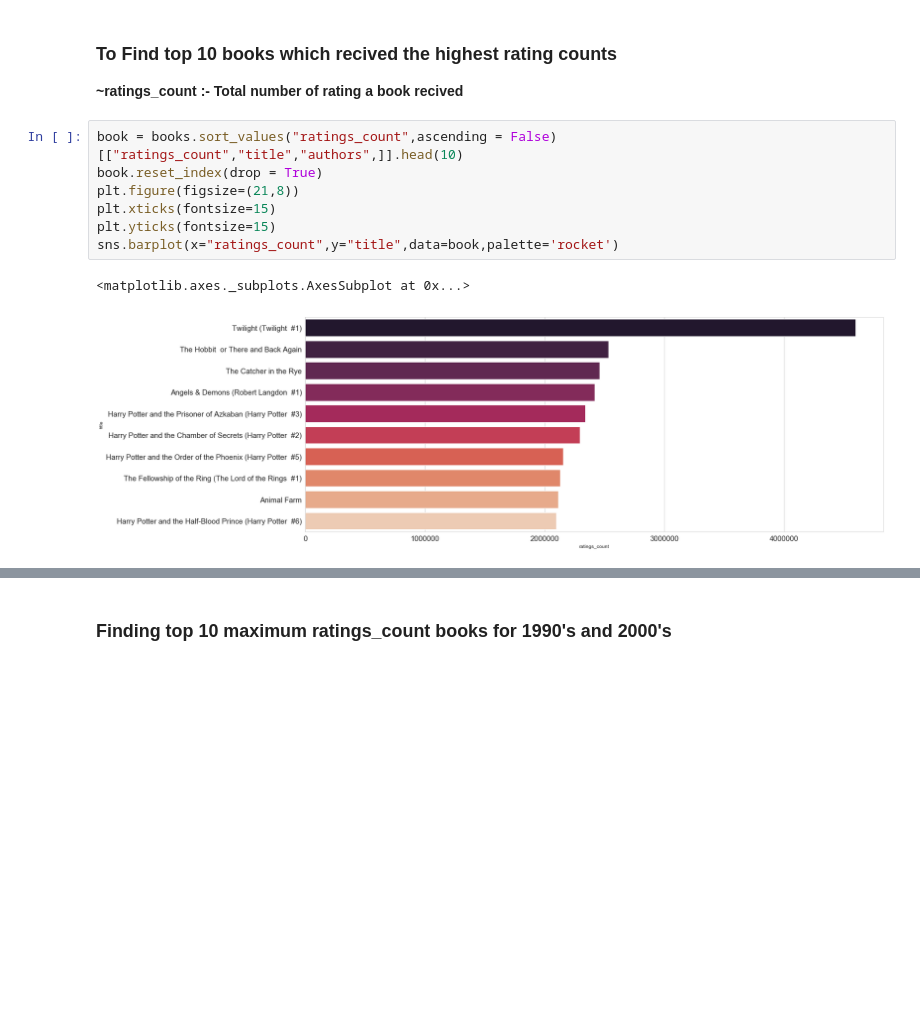
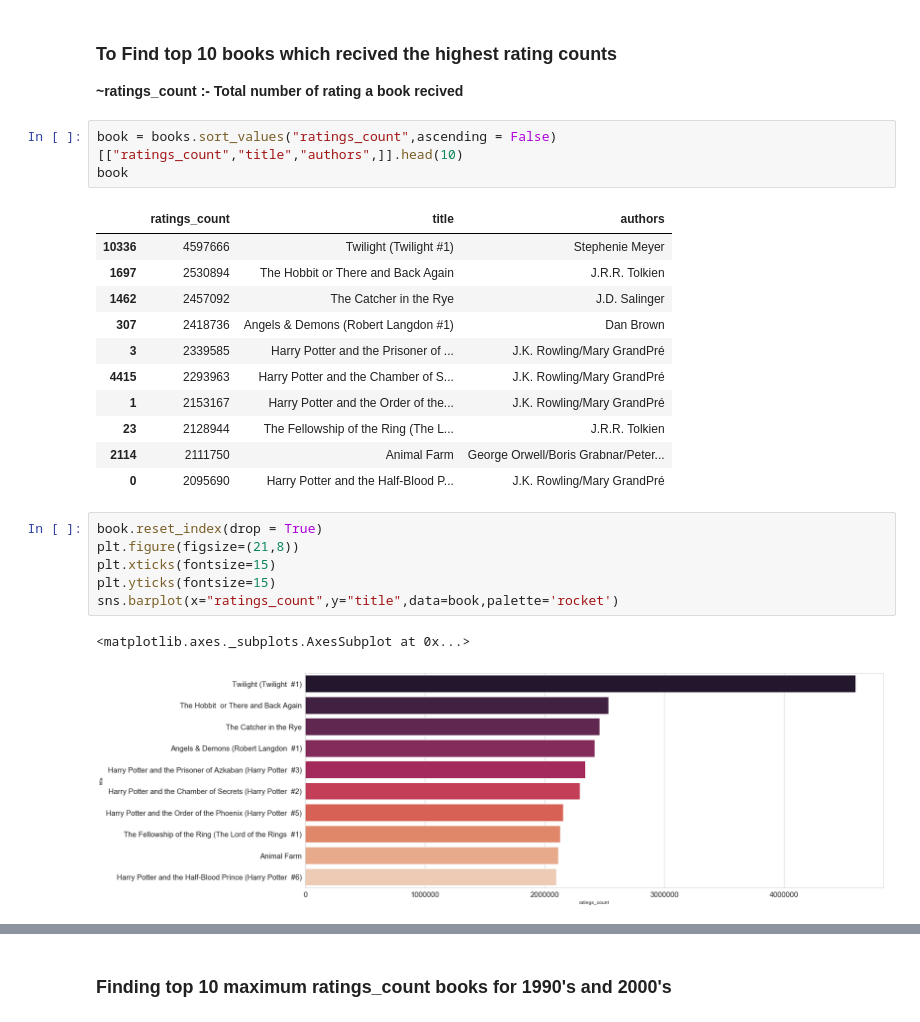
Before and after one commit to ShubhangiDabral13/Goodreads-books, a Jupyter notebook: Goodreads-books Analysis and Visualization .ipynb, the cells around one changed output, grey strips where cells are left out. Saved outputs shown, nothing was run; the diff lists cells and outputs as text; blank space fills up the shorter version.

```diff
--- a/Goodreads-books Analysis and Visualization .ipynb
+++ b/Goodreads-books Analysis and Visualization .ipynb
@@ -398,8 +393,22 @@ books20s.sort_values("average_rating",ascending = False)[["average_rating","titl
 
 
 **~ratings_count :- Total number of rating a book recived**
+# %%
+book = books.sort_values("ratings_count",ascending = False)[["ratings_count","title","authors",]].head(10)
+book
+# %% [output]
+|  | ratings_count | title | authors |
+| 10336 | 4597666 | Twilight (Twilight #1) | Stephenie Meyer |
+| 1697 | 2530894 | The Hobbit or There and Back Again | J.R.R. Tolkien |
+| 1462 | 2457092 | The Catcher in the Rye | J.D. Salinger |
+| 307 | 2418736 | Angels & Demons (Robert Langdon #1) | Dan Brown |
+| 3 | 2339585 | Harry Potter and the Prisoner of ... | J.K. Rowling/Mary GrandPré |
+| 4415 | 2293963 | Harry Potter and the Chamber of S... | J.K. Rowling/Mary GrandPré |
+| 1 | 2153167 | Harry Potter and the Order of the... | J.K. Rowling/Mary GrandPré |
+| 23 | 2128944 | The Fellowship of the Ring (The L... | J.R.R. Tolkien |
+| 2114 | 2111750 | Animal Farm | George Orwell/Boris Grabnar/Peter... |
+| 0 | 2095690 | Harry Potter and the Half-Blood P... | J.K. Rowling/Mary GrandPré |
 # %%
-book = books.sort_values("ratings_count",ascending = False)[["ratings_count","title","authors",]].head(10)
 book.reset_index(drop = True)
 plt.figure(figsize=(21,8))
 plt.xticks(fontsize=15)
```
Also changed, not shown: parts of 14 cells of this notebook.
